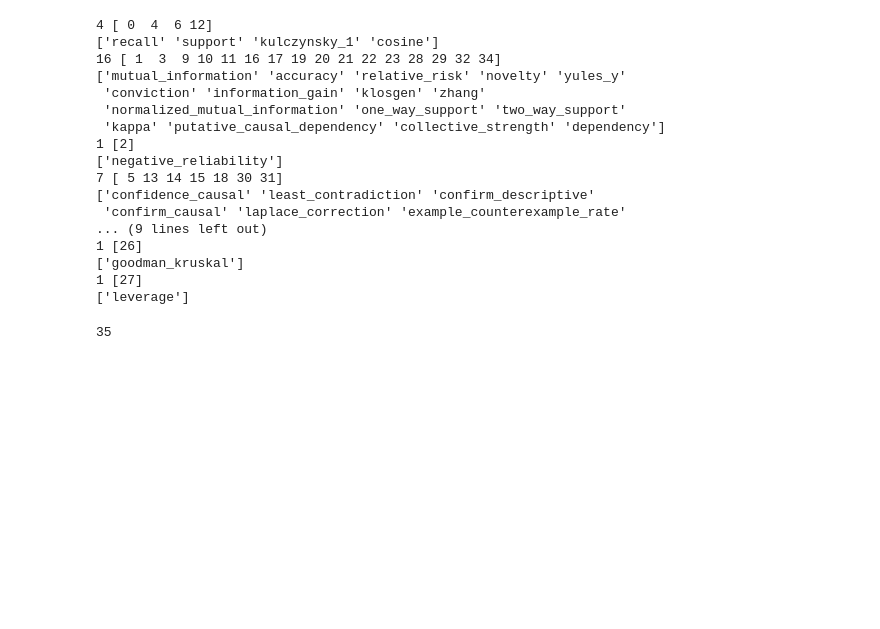
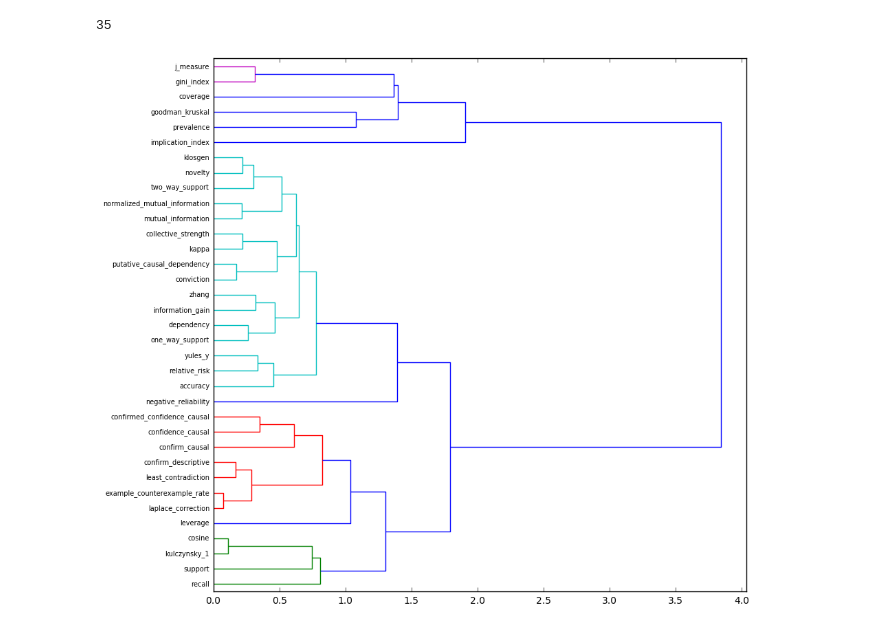
Before and after one commit to Nk173/arm_sourcecode, a Jupyter notebook: Workbook.ipynb, the cells around one changed output. Drawn from its saved outputs; the diff is of its cells as text; code cells hidden in the pictures; blank space fills up the shorter version.

```diff
--- a/Workbook.ipynb
+++ b/Workbook.ipynb
@@ -8,20 +10,17 @@ measures_dict = ranks_matrix.measures_dict;
 # %%
 ranks_matrix.compute_correlation()
 # %%
-def find_redundant(measures_arr):
+def find_redundant(measures_arr, ranks_matrix):
 #     print(len(measures_arr))
     for i in range(len(measures_arr)):
         for j in range(len(measures_arr)):
             if (i > j):
+#                 print(ranks_matrix)
                 if (np.around(ranks_matrix.corr_spearman[i][j], 3) == 1):
 #                     print(measures_arr[i],measures_arr[j]);
                     return(j);
 
 # find_redundant(measures_arr)
-
-while find_redundant(measures_arr):
-    i = find_redundant(measures_arr);
-    measures_dict, measures_arr = ranks_matrix.remove_outliers(i);
 # %%
 def find_outlier(clusters):
     arr = []
@@ -37,30 +36,16 @@ def find_outlier(clusters):
 #     measures_dict, measures_arr = ranks_matrix.remove_outliers(idx_outliers);
 #     clusters = ranks_matrix.form_clusters(n_clusters);
 # %%
-n_clusters = 10;
-clusters = ranks_matrix.form_clusters(n_clusters);
-for cluster in clusters:
-    print(len(cluster), cluster);
-    print(measures_arr[cluster])
+def form_clusters(n_clusters=10, ranks_matrix=ranks_matrix):
+    # n_clusters = 10;
+    clusters = ranks_matrix.form_clusters(n_clusters);
+#     for idx, cluster in enumerate(clusters):
+#         print(len(cluster), cluster);
+#         print(measures_arr[cluster]);
+    return clusters
+
+def form_cluster_set(clusters):
+    cluster_vector = np.empty(len(clusters), int);
+    for idx, cluster in enumerate(clusters):
+        cluster_vector[idx] = len(cluster);
+    return cluster_vector;
-# %% [output]
-4 [ 0  4  6 12]
-['recall' 'support' 'kulczynsky_1' 'cosine']
-16 [ 1  3  9 10 11 16 17 19 20 21 22 23 28 29 32 34]
-['mutual_information' 'accuracy' 'relative_risk' 'novelty' 'yules_y'
- 'conviction' 'information_gain' 'klosgen' 'zhang'
- 'normalized_mutual_information' 'one_way_support' 'two_way_support'
- 'kappa' 'putative_causal_dependency' 'collective_strength' 'dependency']
-1 [2]
-['negative_reliability']
-7 [ 5 13 14 15 18 30 31]
-['confidence_causal' 'least_contradiction' 'confirm_descriptive'
- 'confirm_causal' 'laplace_correction' 'example_counterexample_rate'
-... (9 lines left out)
-1 [26]
-['goodman_kruskal']
-1 [27]
-['leverage']
-# %%
-len(ranks_matrix.measures_arr)
-# %% [output]
-35
@@ -66,0 +84,11 @@ len(ranks_matrix.measures_arr)
+# %%
+# remove redundant measures
+while find_redundant(measures_arr, ranks_matrix):
+    i = find_redundant(measures_arr, ranks_matrix);
+    measures_dict, measures_arr = ranks_matrix.remove_outliers(i);
+
+print(len(measures_arr))
+ranks_matrix.show_dendrogram()
+# %% [output]
+35
+[figure, added]
```
Also changed, not shown: parts of 25 cells of this notebook, 3 other files.
